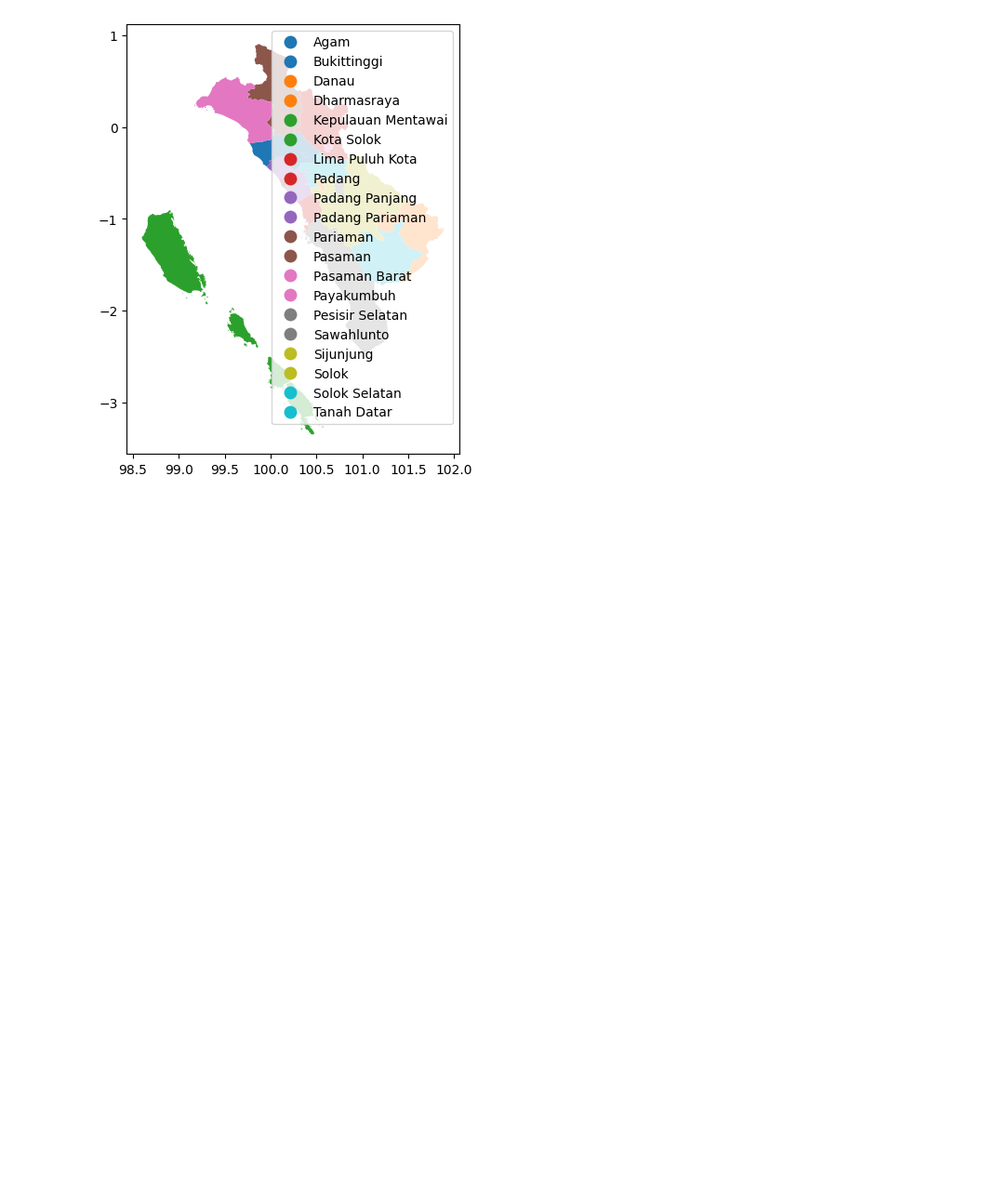
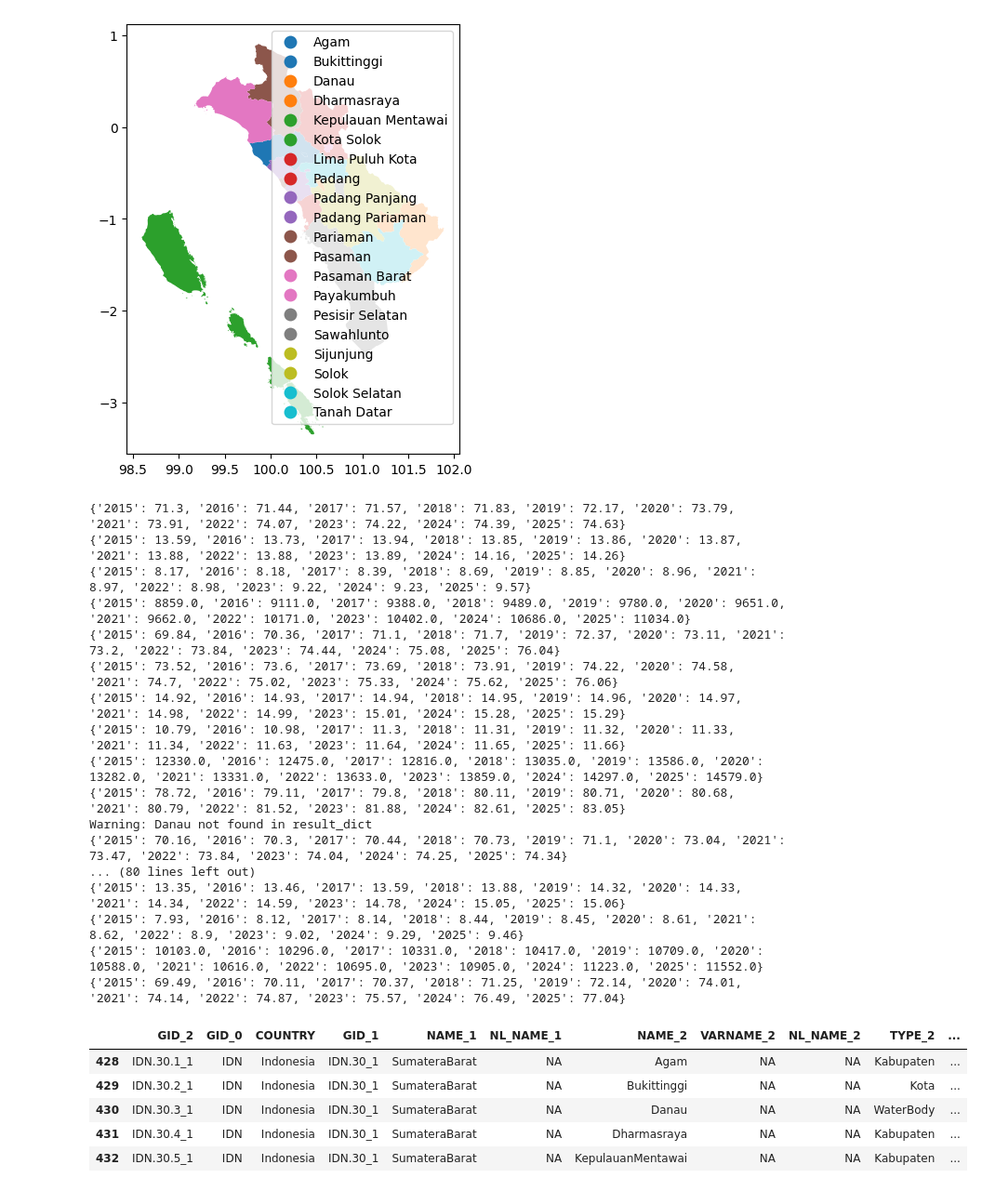
Before and after one commit to ImbangJayoGampito/visdat-spasio-temporal, a Jupyter notebook: Data Preprocessing/preprocess.ipynb, the cells around one changed output. Shown at 93% size. Cells and saved outputs as stored; diff of their text form; code cells hidden in the pictures; blank space fills up the shorter version.

```diff
--- a/Data Preprocessing/preprocess.ipynb
+++ b/Data Preprocessing/preprocess.ipynb
@@ -103,17 +258,3 @@ Unique columns in merged_df: Index(['Kabupaten/Kota', 'Umur Harapan Hidup (Tahun
        'Pengeluaran (Ribu rupiah/orang/tahun)_2025', 'IPM_2020', 'IPM_2021',
        'IPM_2022', 'IPM_2023', 'IPM_2024', 'IPM_2025'],
       dtype='str')
-# %%
-final_data = {'Kabupaten/Kota': [], 'Umur Harapan Hidup (Tahun)': [], 'Harapan Lama Sekolah (Tahun)': [], 'Rata-rata Lama Sekolah (Tahun)': [], 'Pengeluaran (Ribu rupiah/orang/tahun)': [], 'IPM': [], 'Tahun': []}
-for idx, row in merged_df.iterrows():
-    year_range = range(2015, 2026)
-    for year in year_range:
-        final_data['Kabupaten/Kota'].append(row['Kabupaten/Kota'])
-        final_data['Umur Harapan Hidup (Tahun)'].append(row.get(f'Umur Harapan Hidup (Tahun)_{year}', np.nan))
-        final_data['Harapan Lama Sekolah (Tahun)'].append(row.get(f'Harapan Lama Sekolah (Tahun)_{year}', np.nan))
-        final_data['Rata-rata Lama Sekolah (Tahun)'].append(row.get(f'Rata-rata Lama Sekolah (Tahun)_{year}', np.nan))
-        final_data['Pengeluaran (Ribu rupiah/orang/tahun)'].append(row.get(f'Pengeluaran (Ribu rupiah/orang/tahun)_{year}', np.nan))
-        final_data['IPM'].append(row.get(f'IPM_{year}', np.nan))
-        final_data['Tahun'].append(year)
-final_df = pd.DataFrame(final_data)
-final_df
@@ -162,4 +287,58 @@ Nama kabupaten/kota:
 ['Agam', 'Bukittinggi', 'Danau', 'Dharmasraya', 'Kepulauan Mentawai', 'Kota Solok', 'Lima Puluh Kota', 'Padang', 'Padang Panjang', 'Padang Pariaman', 'Pariaman', 'Pasaman', 'Pasaman Barat', 'Payakumbu ...
 [figure]
 # %%
-unique_regency = df.
+# Method 1: Using defaultdict
+from collections import defaultdict
+
+result_dict = defaultdict(lambda: defaultdict(dict))
+
+for _, row in final_df.iterrows():
+    regency = row['Kabupaten/Kota']
+    year = str(row['Tahun'])
+
+    for category in ['Umur Harapan Hidup (Tahun)', 'Harapan Lama Sekolah (Tahun)',
+                     'Rata-rata Lama Sekolah (Tahun)', 'Pengeluaran (Ribu rupiah/orang/tahun)',
+                     'IPM']:
+        result_dict[regency][category][year] = row[category]
+
+# Access example: regency -> category -> year
+geojson_res = west_sumatra.copy()
+for kabupaten in geojson_res['NAME_2_fixed']:
+    if kabupaten in result_dict:
+        regency_data = result_dict[kabupaten]
+        for category in ['Umur Harapan Hidup (Tahun)', 'Harapan Lama Sekolah (Tahun)',
+                         'Rata-rata Lama Sekolah (Tahun)', 'Pengeluaran (Ribu rupiah/orang/tahun)', 'IPM']:
+            print(result_dict[kabupaten][category])  # This will print the dictionary of year-value pairs for each category
+            # Create a column name for the category (you can choose how to format it, e.g., "Umur Harapan Hidup (Tahun)_2015")
+            column_name = f"{category}"
+            # Create a new column in the GeoDataFrame for this category and fill it with the corresponding data (you can choose how to aggregate it, e.g., average across years)
+            geojson_res.loc[geojson_res['NAME_2_fixed'] == kabupaten, column_name] = str(result_dict[kabupaten][category])  # Storing the dictionary as
+
+    else:
+        print(f"Warning: {kabupaten} not found in result_dict")
+
+geojson_res.head()
+# %% [output]
+{'2015': 71.3, '2016': 71.44, '2017': 71.57, '2018': 71.83, '2019': 72.17, '2020': 73.79, '2021': 73.91, '2022': 74.07, '2023': 74.22, '2024': 74.39, '2025': 74.63}
+{'2015': 13.59, '2016': 13.73, '2017': 13.94, '2018': 13.85, '2019': 13.86, '2020': 13.87, '2021': 13.88, '2022': 13.88, '2023': 13.89, '2024': 14.16, '2025': 14.26}
+{'2015': 8.17, '2016': 8.18, '2017': 8.39, '2018': 8.69, '2019': 8.85, '2020': 8.96, '2021': 8.97, '2022': 8.98, '2023': 9.22, '2024': 9.23, '2025': 9.57}
+{'2015': 8859.0, '2016': 9111.0, '2017': 9388.0, '2018': 9489.0, '2019': 9780.0, '2020': 9651.0, '2021': 9662.0, '2022': 10171.0, '2023': 10402.0, '2024': 10686.0, '2025': 11034.0}
+{'2015': 69.84, '2016': 70.36, '2017': 71.1, '2018': 71.7, '2019': 72.37, '2020': 73.11, '2021': 73.2, '2022': 73.84, '2023': 74.44, '2024': 75.08, '2025': 76.04}
+{'2015': 73.52, '2016': 73.6, '2017': 73.69, '2018': 73.91, '2019': 74.22, '2020': 74.58, '2021': 74.7, '2022': 75.02, '2023': 75.33, '2024': 75.62, '2025': 76.06}
+{'2015': 14.92, '2016': 14.93, '2017': 14.94, '2018': 14.95, '2019': 14.96, '2020': 14.97, '2021': 14.98, '2022': 14.99, '2023': 15.01, '2024': 15.28, '2025': 15.29}
+{'2015': 10.79, '2016': 10.98, '2017': 11.3, '2018': 11.31, '2019': 11.32, '2020': 11.33, '2021': 11.34, '2022': 11.63, '2023': 11.64, '2024': 11.65, '2025': 11.66}
+{'2015': 12330.0, '2016': 12475.0, '2017': 12816.0, '2018': 13035.0, '2019': 13586.0, '2020': 13282.0, '2021': 13331.0, '2022': 13633.0, '2023': 13859.0, '2024': 14297.0, '2025': 14579.0}
+{'2015': 78.72, '2016': 79.11, '2017': 79.8, '2018': 80.11, '2019': 80.71, '2020': 80.68, '2021': 80.79, '2022': 81.52, '2023': 81.88, '2024': 82.61, '2025': 83.05}
+Warning: Danau not found in result_dict
+{'2015': 70.16, '2016': 70.3, '2017': 70.44, '2018': 70.73, '2019': 71.1, '2020': 73.04, '2021': 73.47, '2022': 73.84, '2023': 74.04, '2024': 74.25, '2025': 74.34}
+... (80 lines left out)
+{'2015': 13.35, '2016': 13.46, '2017': 13.59, '2018': 13.88, '2019': 14.32, '2020': 14.33, '2021': 14.34, '2022': 14.59, '2023': 14.78, '2024': 15.05, '2025': 15.06}
+{'2015': 7.93, '2016': 8.12, '2017': 8.14, '2018': 8.44, '2019': 8.45, '2020': 8.61, '2021': 8.62, '2022': 8.9, '2023': 9.02, '2024': 9.29, '2025': 9.46}
+{'2015': 10103.0, '2016': 10296.0, '2017': 10331.0, '2018': 10417.0, '2019': 10709.0, '2020': 10588.0, '2021': 10616.0, '2022': 10695.0, '2023': 10905.0, '2024': 11223.0, '2025': 11552.0}
+{'2015': 69.49, '2016': 70.11, '2017': 70.37, '2018': 71.25, '2019': 72.14, '2020': 74.01, '2021': 74.14, '2022': 74.87, '2023': 75.57, '2024': 76.49, '2025': 77.04}
+|  | GID_2 | GID_0 | COUNTRY | GID_1 | NAME_1 | NL_NAME_1 | NAME_2 | VARNAME_2 | NL_NAME_2 | TYPE_2 | ... |
+| 428 | IDN.30.1_1 | IDN | Indonesia | IDN.30_1 | SumateraBarat | NA | Agam | NA | NA | Kabupaten | ... |
+| 429 | IDN.30.2_1 | IDN | Indonesia | IDN.30_1 | SumateraBarat | NA | Bukittinggi | NA | NA | Kota | ... |
+| 430 | IDN.30.3_1 | IDN | Indonesia | IDN.30_1 | SumateraBarat | NA | Danau | NA | NA | WaterBody | ... |
+| 431 | IDN.30.4_1 | IDN | Indonesia | IDN.30_1 | SumateraBarat | NA | Dharmasraya | NA | NA | Kabupaten | ... |
+| 432 | IDN.30.5_1 | IDN | Indonesia | IDN.30_1 | SumateraBarat | NA | KepulauanMentawai | NA | NA | Kabupaten | ... |
```
Also changed, not shown: parts of 9 cells of this notebook, 3 other files.
